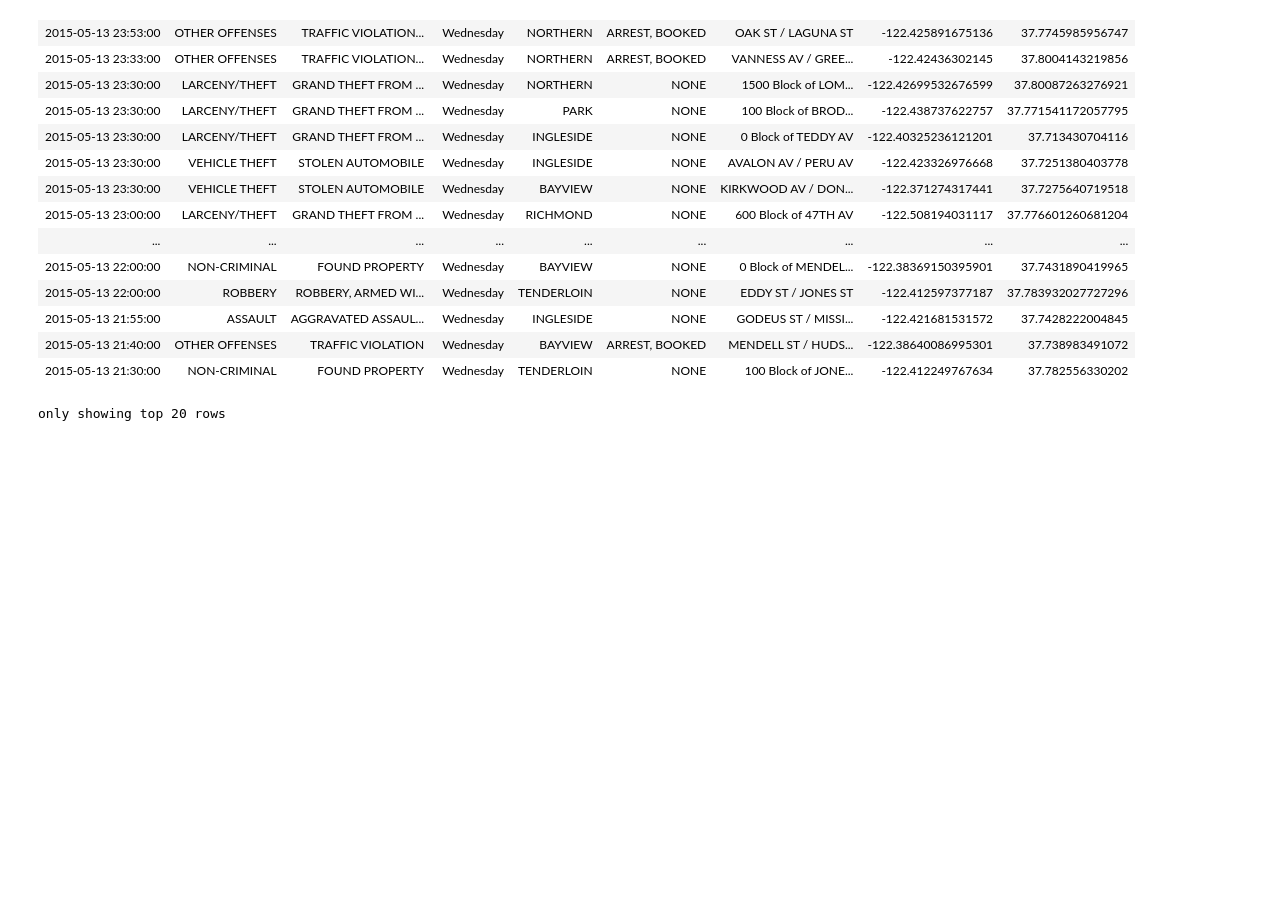
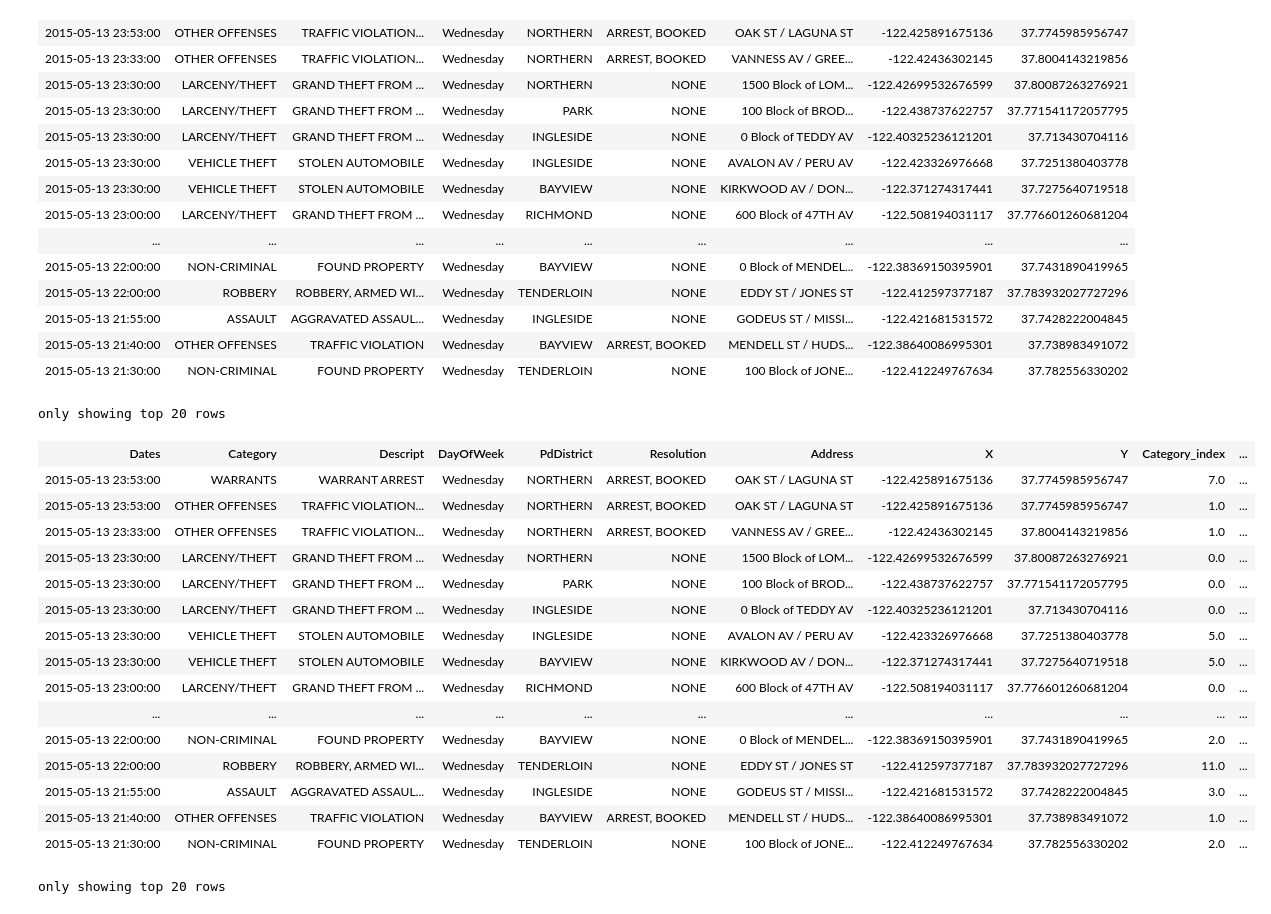
Before and after one commit to YusufRoshdy/San-Francisco-Crime-Classification-bigdata, a Jupyter notebook: notebooks/pyspark_ml.ipynb, the cells around one changed output. Saved outputs shown, nothing was run; the diff lists cells and outputs as text; code cells hidden in the pictures; blank space fills up the shorter version.

Commit message:
model training

```diff
--- a/notebooks/pyspark_ml.ipynb
+++ b/notebooks/pyspark_ml.ipynb
@@ -102,3 +115,48 @@ df
 | 2015-05-13 21:40:00 | OTHER OFFENSES | TRAFFIC VIOLATION | Wednesday | BAYVIEW | ARREST, BOOKED | MENDELL ST / HUDS... | -122.38640086995301 | 37.738983491072 |
 | 2015-05-13 21:30:00 | NON-CRIMINAL | FOUND PROPERTY | Wednesday | TENDERLOIN | NONE | 100 Block of JONE... | -122.412249767634 | 37.782556330202 |
 only showing top 20 rows
+# %%
+from pyspark.ml.feature import ChiSqSelector, StringIndexer, OneHotEncoder, VectorAssembler
+
+cat_cols = ['DayOfWeek', 'PdDistrict', 'Resolution']
+
+df_new = df
+
+indexer = StringIndexer(inputCol='Category', outputCol='Category_index')
+df_new = indexer.fit(df_new).transform(df_new)
+
+# convert categorical columns to numerical
+for col in cat_cols:
+    indexer = StringIndexer(inputCol=col, outputCol=col+'_index')
+    encoder = OneHotEncoder(inputCols=[col+'_index'], outputCols=[col+'_vec'])
+    df_new = indexer.fit(df_new).transform(df_new)
+    df_new = encoder.fit(df_new).transform(df_new)
+
+# assemble the features
+assembler = VectorAssembler(inputCols=['DayOfWeek_vec', 'PdDistrict_vec', 'Resolution_vec'], outputCol='features')
+
+df_new = assembler.transform(df_new)
+
+selector = ChiSqSelector(numTopFeatures=10, featuresCol="features", outputCol="selectedFeatures", labelCol="Category_index")
+selector_model = selector.fit(df_new)
+result = selector_model.transform(df_new)
+
+result
+# %% [output]
+| Dates | Category | Descript | DayOfWeek | PdDistrict | Resolution | Address | X | Y | Category_index | ... |
+| 2015-05-13 23:53:00 | WARRANTS | WARRANT ARREST | Wednesday | NORTHERN | ARREST, BOOKED | OAK ST / LAGUNA ST | -122.425891675136 | 37.7745985956747 | 7.0 | ... |
+| 2015-05-13 23:53:00 | OTHER OFFENSES | TRAFFIC VIOLATION... | Wednesday | NORTHERN | ARREST, BOOKED | OAK ST / LAGUNA ST | -122.425891675136 | 37.7745985956747 | 1.0 | ... |
+| 2015-05-13 23:33:00 | OTHER OFFENSES | TRAFFIC VIOLATION... | Wednesday | NORTHERN | ARREST, BOOKED | VANNESS AV / GREE... | -122.42436302145 | 37.8004143219856 | 1.0 | ... |
+| 2015-05-13 23:30:00 | LARCENY/THEFT | GRAND THEFT FROM ... | Wednesday | NORTHERN | NONE | 1500 Block of LOM... | -122.42699532676599 | 37.80087263276921 | 0.0 | ... |
+| 2015-05-13 23:30:00 | LARCENY/THEFT | GRAND THEFT FROM ... | Wednesday | PARK | NONE | 100 Block of BROD... | -122.438737622757 | 37.771541172057795 | 0.0 | ... |
+| 2015-05-13 23:30:00 | LARCENY/THEFT | GRAND THEFT FROM ... | Wednesday | INGLESIDE | NONE | 0 Block of TEDDY AV | -122.40325236121201 | 37.713430704116 | 0.0 | ... |
+| 2015-05-13 23:30:00 | VEHICLE THEFT | STOLEN AUTOMOBILE | Wednesday | INGLESIDE | NONE | AVALON AV / PERU AV | -122.423326976668 | 37.7251380403778 | 5.0 | ... |
+| 2015-05-13 23:30:00 | VEHICLE THEFT | STOLEN AUTOMOBILE | Wednesday | BAYVIEW | NONE | KIRKWOOD AV / DON... | -122.371274317441 | 37.7275640719518 | 5.0 | ... |
+| 2015-05-13 23:00:00 | LARCENY/THEFT | GRAND THEFT FROM ... | Wednesday | RICHMOND | NONE | 600 Block of 47TH AV | -122.508194031117 | 37.776601260681204 | 0.0 | ... |
+| ... | ... | ... | ... | ... | ... | ... | ... | ... | ... | ... |
+| 2015-05-13 22:00:00 | NON-CRIMINAL | FOUND PROPERTY | Wednesday | BAYVIEW | NONE | 0 Block of MENDEL... | -122.38369150395901 | 37.7431890419965 | 2.0 | ... |
+| 2015-05-13 22:00:00 | ROBBERY | ROBBERY, ARMED WI... | Wednesday | TENDERLOIN | NONE | EDDY ST / JONES ST | -122.412597377187 | 37.783932027727296 | 11.0 | ... |
+| 2015-05-13 21:55:00 | ASSAULT | AGGRAVATED ASSAUL... | Wednesday | INGLESIDE | NONE | GODEUS ST / MISSI... | -122.421681531572 | 37.7428222004845 | 3.0 | ... |
+| 2015-05-13 21:40:00 | OTHER OFFENSES | TRAFFIC VIOLATION | Wednesday | BAYVIEW | ARREST, BOOKED | MENDELL ST / HUDS... | -122.38640086995301 | 37.738983491072 | 1.0 | ... |
+| 2015-05-13 21:30:00 | NON-CRIMINAL | FOUND PROPERTY | Wednesday | TENDERLOIN | NONE | 100 Block of JONE... | -122.412249767634 | 37.782556330202 | 2.0 | ... |
+only showing top 20 rows
```
Also changed, not shown: parts of 30 cells of this notebook, 1 other file.
